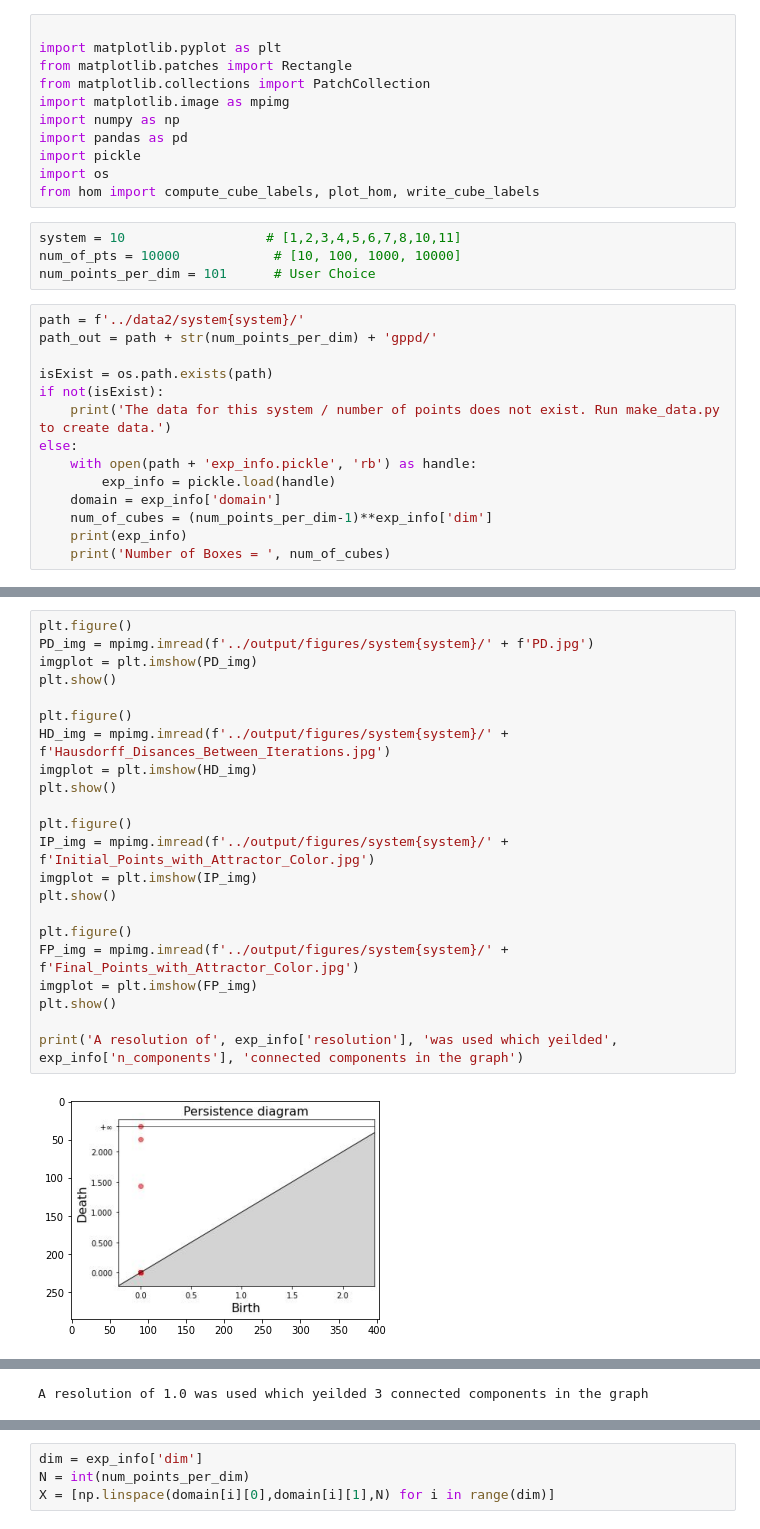
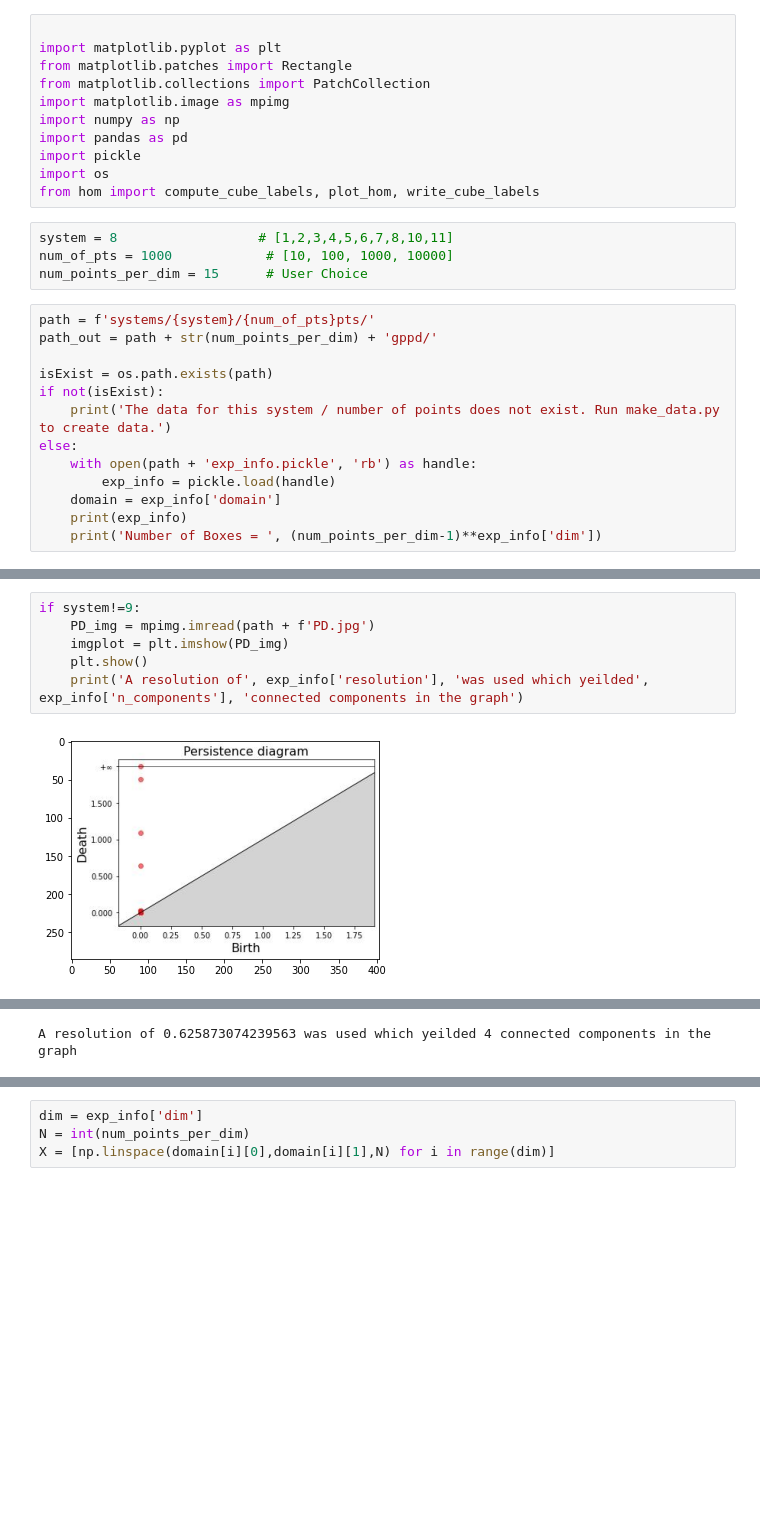
Before and after one commit to begelb/MLCD, a Jupyter notebook: data_production/AttId.ipynb, the cells around one changed output, grey strips where cells are left out. Saved outputs shown, nothing was run; the diff lists cells and outputs as text; blank space fills up the shorter version.

```diff
--- a/data_production/AttId.ipynb
+++ b/data_production/AttId.ipynb
@@ -14,11 +14,11 @@ import pickle
 import os
 from hom import compute_cube_labels, plot_hom, write_cube_labels
 # %%
-system = 10                  # [1,2,3,4,5,6,7,8,10,11]
-num_of_pts = 10000            # [10, 100, 1000, 10000]
-num_points_per_dim = 101      # User Choice
+system = 8                  # [1,2,3,4,5,6,7,8,10,11]
+num_of_pts = 1000            # [10, 100, 1000, 10000]
+num_points_per_dim = 15      # User Choice
 # %%
-path = f'../data2/system{system}/'
+path = f'systems/{system}/{num_of_pts}pts/'
 path_out = path + str(num_points_per_dim) + 'gppd/'
 
 isExist = os.path.exists(path)
@@ -28,7 +28,6 @@ else:
     with open(path + 'exp_info.pickle', 'rb') as handle:
         exp_info = pickle.load(handle)
     domain = exp_info['domain']
-    num_of_cubes = (num_points_per_dim-1)**exp_info['dim']
     print(exp_info)
-    print('Number of Boxes = ', num_of_cubes)
+    print('Number of Boxes = ', (num_points_per_dim-1)**exp_info['dim'])
 # %% [output]
@@ -37,24 +36,8 @@ Number of Boxes =  10000
 # %%
-plt.figure()
-PD_img = mpimg.imread(f'../output/figures/system{system}/' + f'PD.jpg')
-imgplot = plt.imshow(PD_img)
-plt.show()
-
-plt.figure()
-HD_img = mpimg.imread(f'../output/figures/system{system}/' + f'Hausdorff_Disances_Between_Iterations.jpg')
-imgplot = plt.imshow(HD_img)
-plt.show()
-
-plt.figure()
-IP_img = mpimg.imread(f'../output/figures/system{system}/' + f'Initial_Points_with_Attractor_Color.jpg')
-imgplot = plt.imshow(IP_img)
-plt.show()
-
-plt.figure()
-FP_img = mpimg.imread(f'../output/figures/system{system}/' + f'Final_Points_with_Attractor_Color.jpg')
-imgplot = plt.imshow(FP_img)
-plt.show()
-
-print('A resolution of', exp_info['resolution'], 'was used which yeilded', exp_info['n_components'], 'connected components in the graph')
+if system!=9:
+    PD_img = mpimg.imread(path + f'PD.jpg')
+    imgplot = plt.imshow(PD_img)
+    plt.show()
+    print('A resolution of', exp_info['resolution'], 'was used which yeilded', exp_info['n_components'], 'connected components in the graph')
 # %% [output]
-[figure, old version]
+[figure, new version]
@@ -64 +44 @@ print('A resolution of', exp_info['resolution'], 'was used which yeilded', exp_i
-A resolution of 1.0 was used which yeilded 3 connected components in the graph
+A resolution of 0.625873074239563 was used which yeilded 4 connected components in the graph
```
Also changed, not shown: parts of 15 cells of this notebook, 5 other files.
